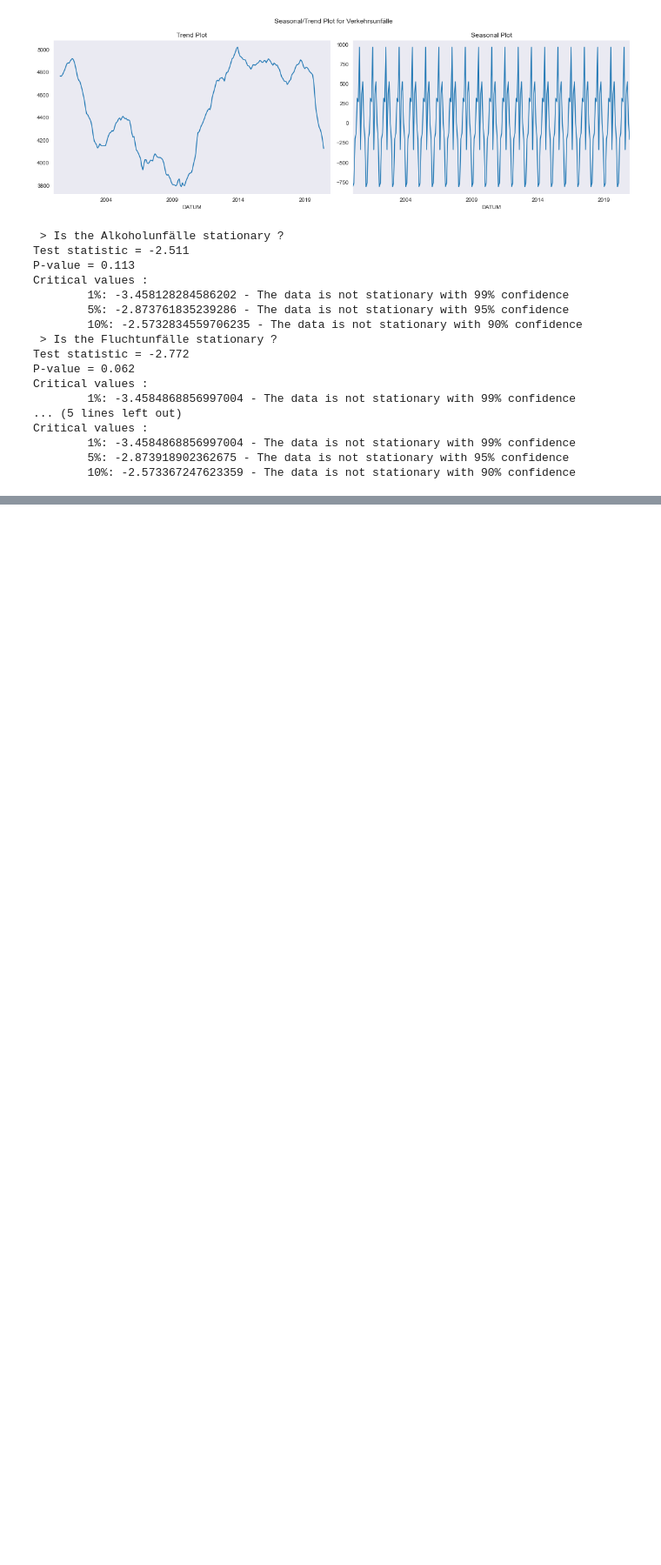
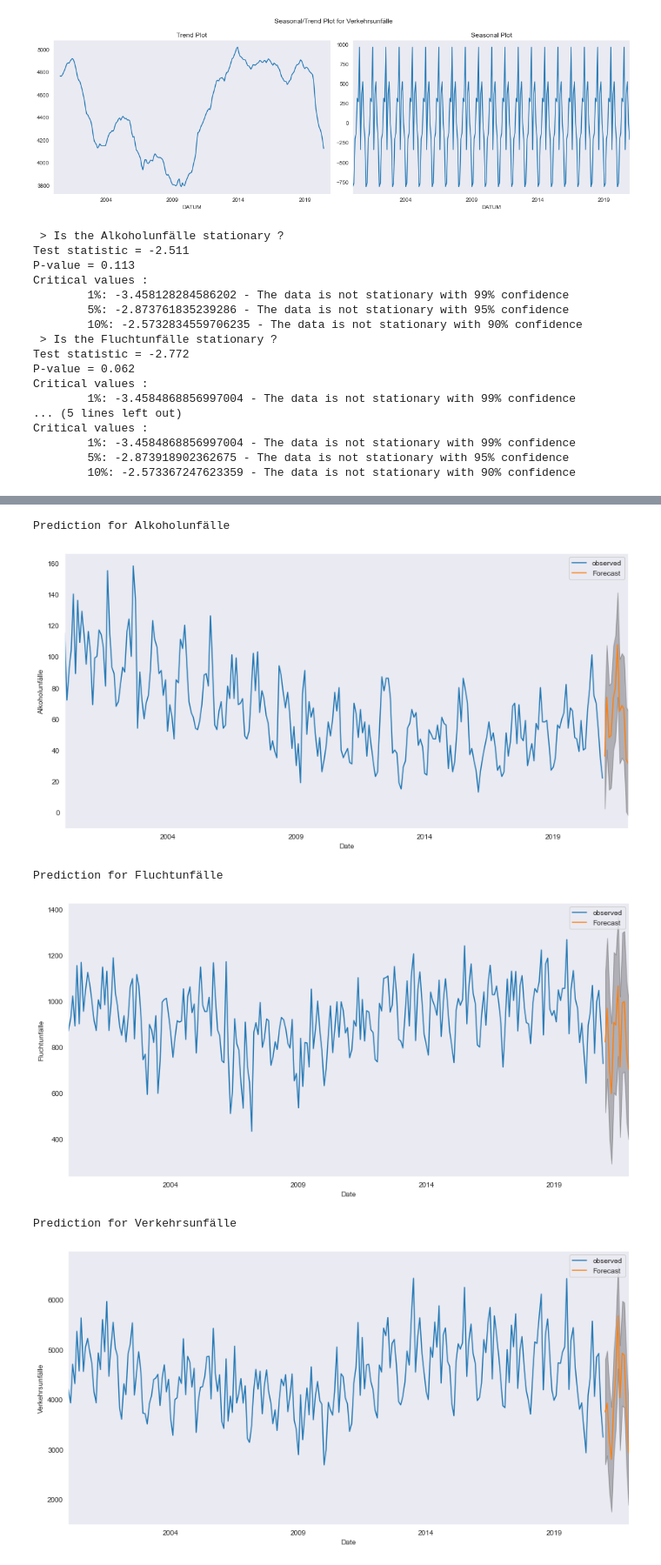
Before and after one commit to qadadri/Digital-Product-School-Challenge, a Jupyter notebook: preprocessing_visualization_training.ipynb, the cells around one changed output, grey strips where cells are left out. Shown at 87% size. Saved outputs shown, nothing was run; the diff lists cells and outputs as text; code cells hidden in the pictures; blank space fills up the shorter version.

Commit message:
Adding Forcasting Function + Prediction for 2021

```diff
--- a/preprocessing_visualization_training.ipynb
+++ b/preprocessing_visualization_training.ipynb
@@ -409 +423,42 @@ The Root Mean Squared Error of SARIMA with season_length=12 and dynamic = True 8
 ... (7 outputs left out)
+# %%
+# Forcasting
+
+def forecast(model,year,y):
+
+    predict_steps = (year - 2020) * 12
+    pred_uc = model.get_forecast(steps=predict_steps)
+    #SARIMAXResults.conf_int, can change alpha,the default alpha = .05 returns a 95% confidence interval.
+    pred_ci = pred_uc.conf_int()
+
+    ax = y.plot(label='observed', figsize=(14, 7))
+#     print(pred_uc.predicted_mean)
+    pred_uc.predicted_mean.plot(ax=ax, label='Forecast')
+    ax.fill_between(pred_ci.index,
+                    pred_ci.iloc[:, 0],
+                    pred_ci.iloc[:, 1], color='k', alpha=.25)
+    ax.set_xlabel('Date')
+    ax.set_ylabel(y.name)
+
+    plt.legend()
+    plt.show()
+
+    # Produce the forcasted tables
+    pm = pred_uc.predicted_mean.reset_index()
+    pm.columns = ['Date','Predicted_Mean']
+    pci = pred_ci.reset_index()
+    pci.columns = ['Date','Lower Bound','Upper Bound']
+    final_table = pm.join(pci.set_index('Date'), on='Date')
+
+    return (final_table)
+
+for i,cat in enumerate(MONATSZAHL):
+    print("Prediction for " + cat)
+    forecast(models[i], 2021, dataset[cat]).head()
+# %% [output]
+Prediction for Alkoholunfälle
+[figure, added]
+Prediction for Fluchtunfälle
+[figure, added]
+Prediction for Verkehrsunfälle
+[figure, added]
```
Also changed, not shown: parts of 2 cells of this notebook.
